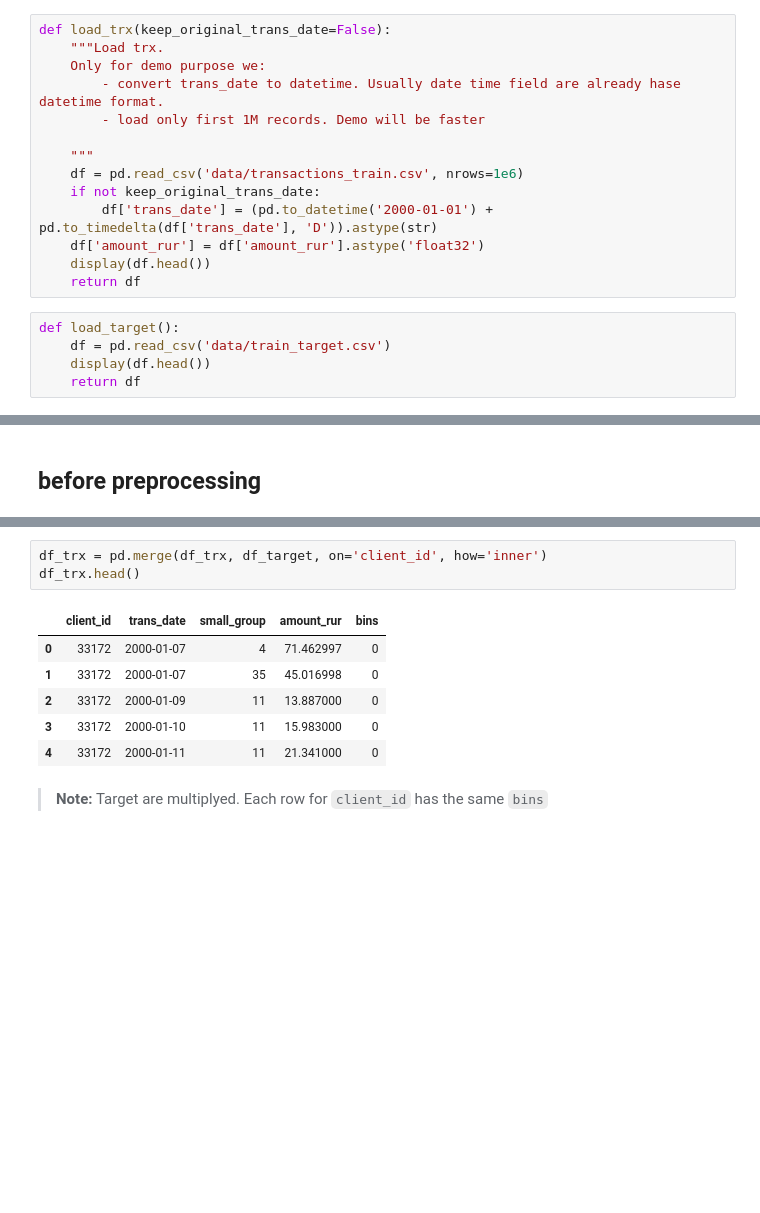
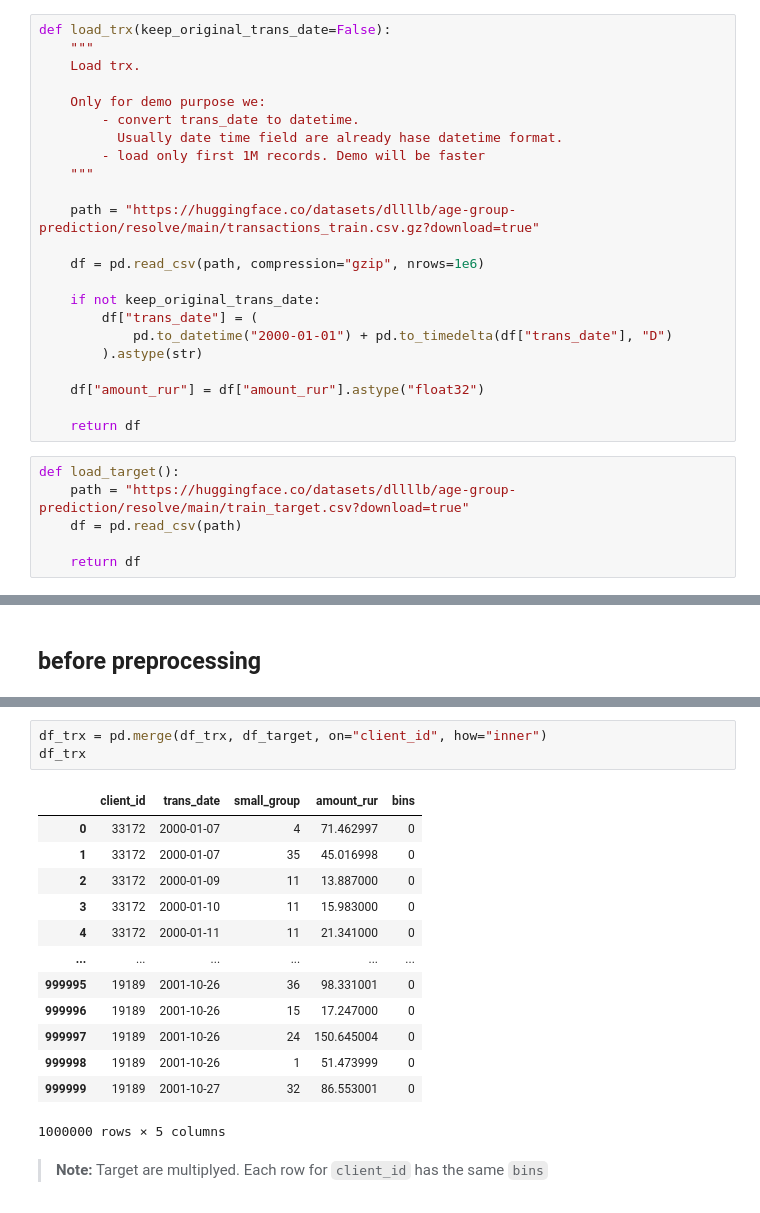
Before and after one commit to dllllb/pytorch-lifestream, a Jupyter notebook: tutorials/notebooks/preprocessing-demo.ipynb, the cells around one changed output, grey strips where cells are left out. Saved outputs shown, nothing was run; the diff lists cells and outputs as text; blank space fills up the shorter version.

```diff
--- a/tutorials/notebooks/preprocessing-demo.ipynb
+++ b/tutorials/notebooks/preprocessing-demo.ipynb
@@ -25,21 +40,31 @@ from IPython.display import display
 # %%
 def load_trx(keep_original_trans_date=False):
-    """Load trx.
+    """
+    Load trx.
+
     Only for demo purpose we:
-        - convert trans_date to datetime. Usually date time field are already hase datetime format.
+        - convert trans_date to datetime.
+          Usually date time field are already hase datetime format.
         - load only first 1M records. Demo will be faster
+    """
 
-    """
-    df = pd.read_csv('data/transactions_train.csv', nrows=1e6)
+    path = "https://huggingface.co/datasets/dllllb/age-group-prediction/resolve/main/transactions_train.csv.gz?download=true"
+
+    df = pd.read_csv(path, compression="gzip", nrows=1e6)
+
     if not keep_original_trans_date:
-        df['trans_date'] = (pd.to_datetime('2000-01-01') + pd.to_timedelta(df['trans_date'], 'D')).astype(str)
-    df['amount_rur'] = df['amount_rur'].astype('float32')
-    display(df.head())
+        df["trans_date"] = (
+            pd.to_datetime("2000-01-01") + pd.to_timedelta(df["trans_date"], "D")
+        ).astype(str)
+
+    df["amount_rur"] = df["amount_rur"].astype("float32")
+
     return df
 # %%
 def load_target():
-    df = pd.read_csv('data/train_target.csv')
-    display(df.head())
+    path = "https://huggingface.co/datasets/dllllb/age-group-prediction/resolve/main/train_target.csv?download=true"
+    df = pd.read_csv(path)
+
     return df
 # %%
 def print_feature_dict(d):
@@ -110,13 +169,20 @@ df_target = load_target()
 # %%
-df_trx = pd.merge(df_trx, df_target, on='client_id', how='inner')
-df_trx.head()
+df_trx = pd.merge(df_trx, df_target, on="client_id", how="inner")
+df_trx
 # %% [output]
 |  | client_id | trans_date | small_group | amount_rur | bins |
 | 0 | 33172 | 2000-01-07 | 4 | 71.462997 | 0 |
 | 1 | 33172 | 2000-01-07 | 35 | 45.016998 | 0 |
 | 2 | 33172 | 2000-01-09 | 11 | 13.887000 | 0 |
 | 3 | 33172 | 2000-01-10 | 11 | 15.983000 | 0 |
 | 4 | 33172 | 2000-01-11 | 11 | 21.341000 | 0 |
+| ... | ... | ... | ... | ... | ... |
+| 999995 | 19189 | 2001-10-26 | 36 | 98.331001 | 0 |
+| 999996 | 19189 | 2001-10-26 | 15 | 17.247000 | 0 |
+| 999997 | 19189 | 2001-10-26 | 24 | 150.645004 | 0 |
+| 999998 | 19189 | 2001-10-26 | 1 | 51.473999 | 0 |
+| 999999 | 19189 | 2001-10-27 | 32 | 86.553001 | 0 |
+1000000 rows × 5 columns
 # %% [markdown]
 > **Note:**
 > Target are multiplyed. Each row for `client_id` has the same `bins`
```
Also changed, not shown: parts of 42 cells of this notebook.
